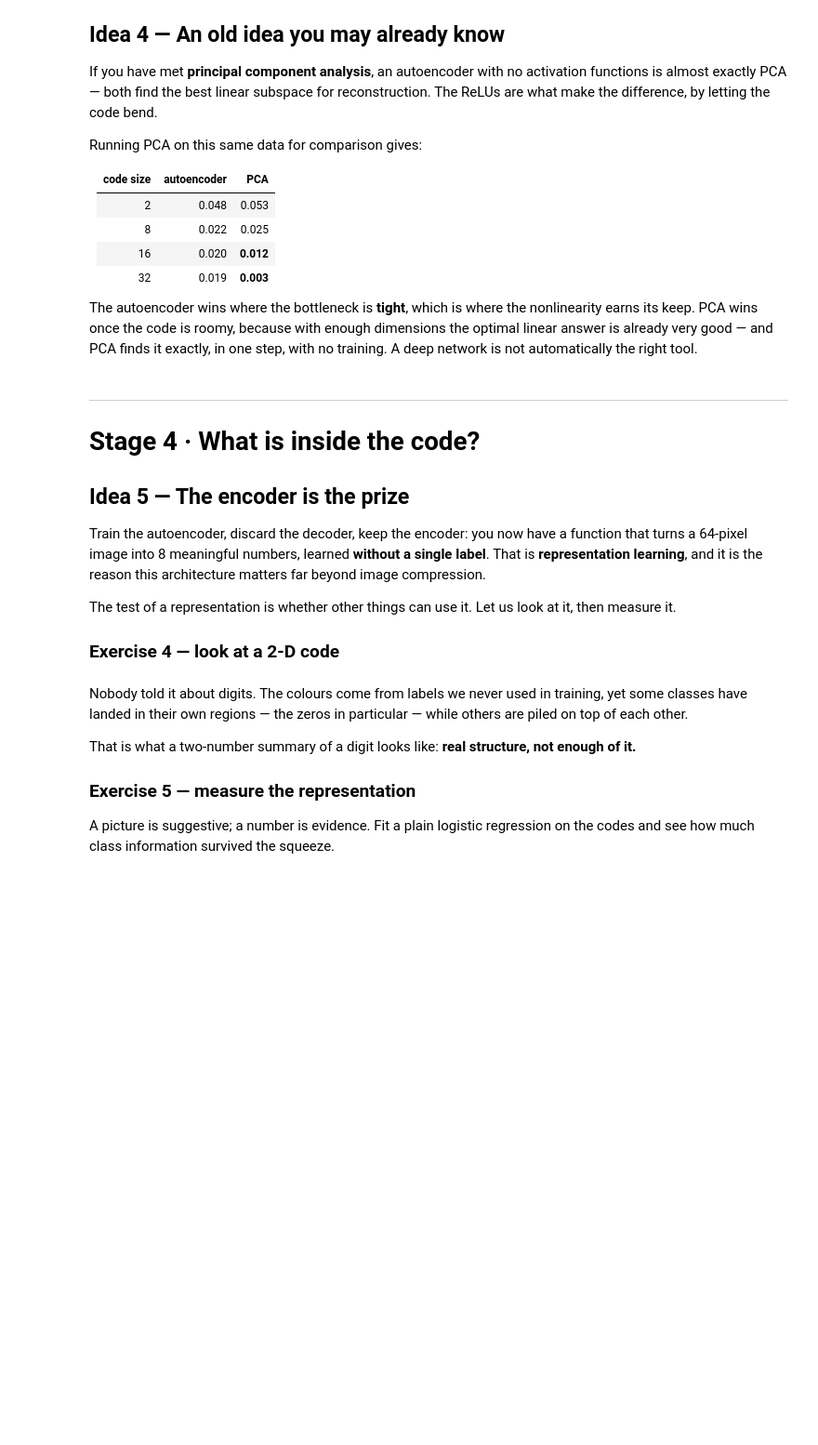
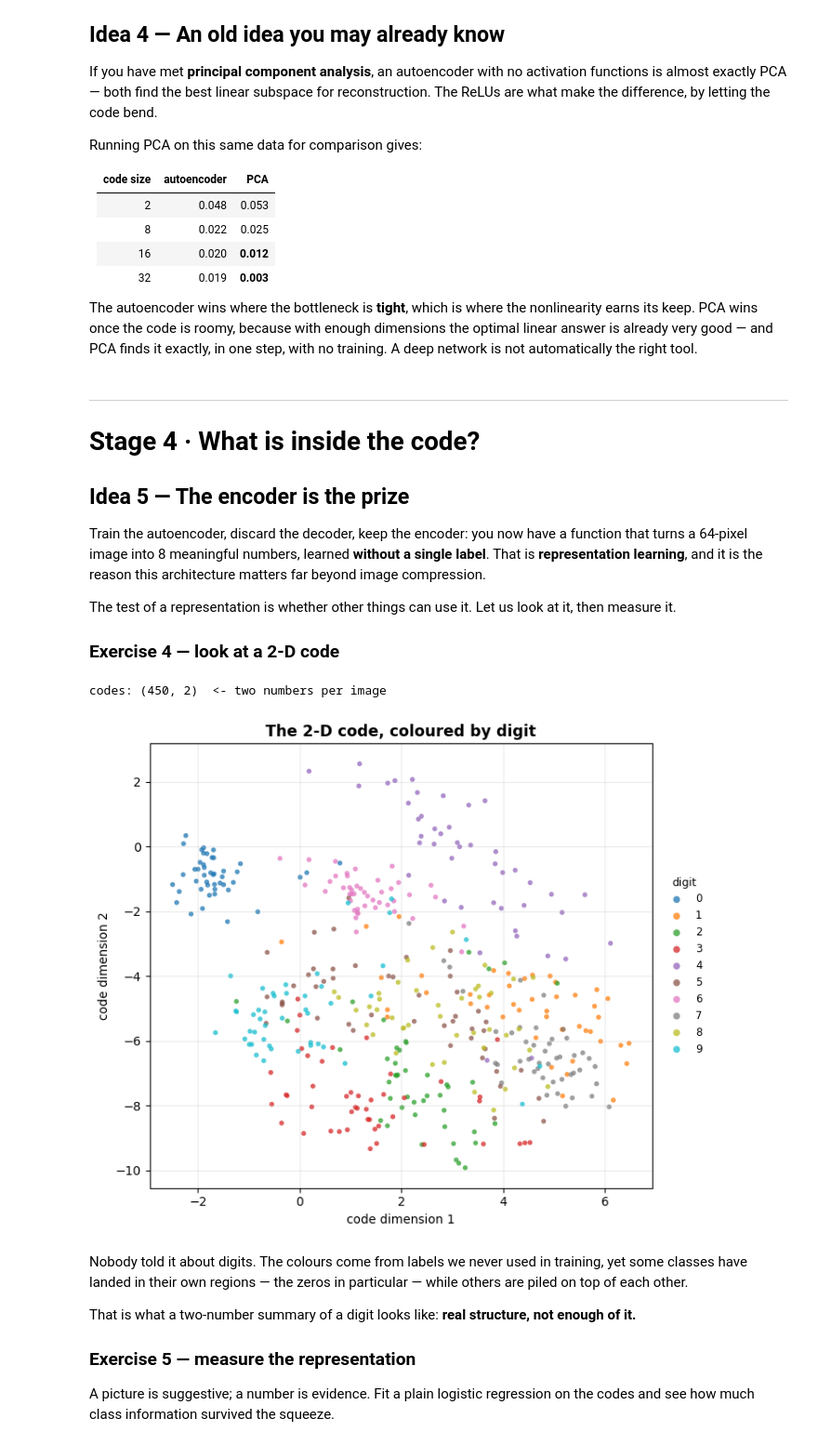
Before and after one commit to mhtannab/deep-learning, a Jupyter notebook: lab9/ARTI402_Lab09_2240002589.ipynb, the cells around one changed output. Shown at 93% size. Drawn from its saved outputs; the diff is of its cells as text; code cells hidden in the pictures; blank space fills up the shorter version.

```diff
--- a/lab9/ARTI402_Lab09_2240002589.ipynb
+++ b/lab9/ARTI402_Lab09_2240002589.ipynb
@@ -145,15 +146,23 @@ class Autoencoder(nn.Module):
     def __init__(self, latent=8, hidden=32):
         super().__init__()
         # TODO 1: encoder = Sequential: Linear(64, hidden) -> ReLU -> Linear(hidden, latent)
-        self.encoder = ...
+        self.encoder = nn.Sequential(
+            nn.Linear(64, hidden),
+            nn.ReLU(),
+            nn.Linear(hidden, latent)
+        )
 
-        # TODO 2: decoder = Sequential: Linear(latent, hidden) -> ReLU
-        #                               -> Linear(hidden, 64) -> Sigmoid
-        self.decoder = ...
+        # TODO 2: decoder = Sequential: Linear(latent, hidden) -> ReLU -> Linear(hidden, 64) -> Sigmoid
+        self.decoder = nn.Sequential(
+            nn.Linear(latent, hidden),
+            nn.ReLU(),
+            nn.Linear(hidden, 64),
+            nn.Sigmoid()
+        )
 
     def forward(self, x):
         # TODO 3: encode, then decode
-        ...
+        return self.decoder(self.encoder(x))
 
 
 torch.manual_seed(0)
@@ -205,13 +232,13 @@ def train_autoencoder(model, data, epochs=60, lr=1e-3, batch_size=64, seed=0):
         total = 0.0
         for xb, _ in loader:
             # TODO 1: clear the gradients
-            ...
+            optimizer.zero_grad()
             # TODO 2: the loss - mean squared error between the rebuilt image and xb
-            loss = ...
+            loss = F.mse_loss(model(xb), xb)
             # TODO 3: backward
-            ...
+            loss.backward()
             # TODO 4: step
-            ...
+            optimizer.step()
             total += loss.item() * len(xb)
         history.append(total / len(data))
 
@@ -280,11 +315,11 @@ for latent in sizes:
     torch.manual_seed(0)
     model = Autoencoder(latent=latent)
     # TODO 1: train it for 60 epochs with train_autoencoder
-    ...
+    train_autoencoder(model, Xtr, epochs=60)
     # TODO 2: append the reconstruction error on Xtr to train_mse,
     #         and on Xte to test_mse
-    ...
-    ...
+    train_mse.append(reconstruction_error(model, Xtr))
+    test_mse.append(reconstruction_error(model, Xte))
     print(f"latent {latent:2d}  train {train_mse[-1]:.4f}  test {test_mse[-1]:.4f}")
 
 # how good is "just predict the average image"? A floor to compare against.
@@ -352,19 +397,22 @@ The test of a representation is whether other things can use it. Let us look at
 # %%
 torch.manual_seed(0)
 ae2 = Autoencoder(latent=2)
 train_autoencoder(ae2, Xtr, epochs=60)
 
 ae2.eval()
 with torch.no_grad():
     # TODO: run the ENCODER only on Xte, and convert to NumPy with .numpy()
-    Z = ...
+    Z = ae2.encoder(Xte).numpy()
 
 print("codes:", Z.shape, " <- two numbers per image")
 draw_latent_space(Z, y_test)
 plt.show()
 
 # --- self-check ---
 assert Z.shape == (450, 2), "one 2-number code per test image"
+# %% [output]
+codes: (450, 2)  <- two numbers per image
+[figure, added]
 # %% [markdown]
 Nobody told it about digits. The colours come from labels we never used in training, yet some
 classes have landed in their own regions — the zeros in particular — while others are piled on top
```
Also changed, not shown: parts of 12 cells of this notebook, 1 other file.
